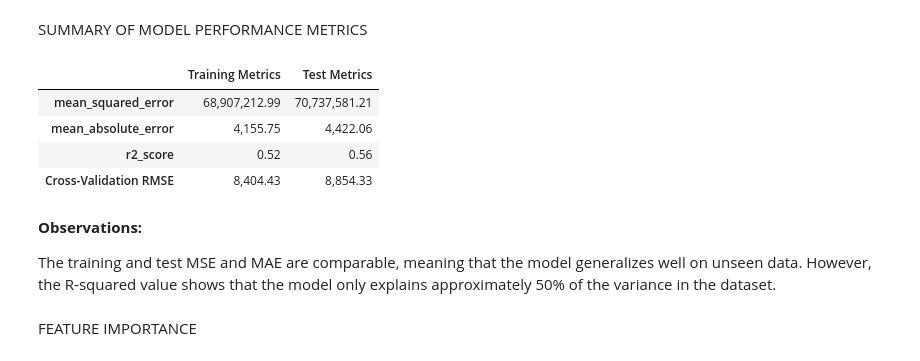
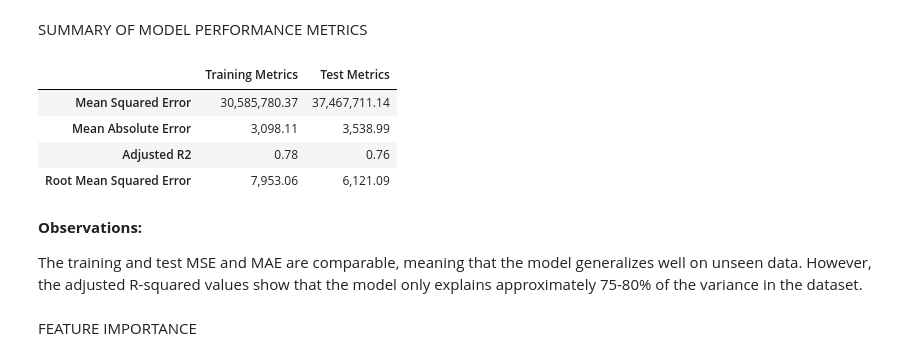
Before and after one commit to khngproj/Medical_Insurance_Data_Analysis_and_Machine_Learning_Models, a Jupyter notebook: Medical_Insurance_Data_Analysis_&_Machine_Learning_Models_Project.ipynb, the cells around one changed output. Cells and saved outputs as stored; diff of their text form; code cells hidden in the pictures.

```diff
--- a/Medical_Insurance_Data_Analysis_&_Machine_Learning_Models_Project.ipynb
+++ b/Medical_Insurance_Data_Analysis_&_Machine_Learning_Models_Project.ipynb
@@ -834,7 +834,7 @@ param_grid = {'columntransformer__transformers':
 data_splitter = ShuffleSplit(test_size = 0.2, random_state = 26)
 
 # define grid searcher
-grid_searcher = GridSearchCV(estimator = pipeline_lr, # regressor to be optimized
+grid_searcher_lr = GridSearchCV(estimator = pipeline_lr, # regressor to be optimized
                              param_grid = param_grid, # specify parameter space
                              cv = data_splitter) # specify cross-validation scheme
 # %% [markdown]
@@ -873,7 +873,7 @@ grid_searcher.best_params_
 
 Based on the results of the grid searcher, applying MinMaxScaler() to age and BMI is better.
 # %%
-best_lr_model = grid_searcher.best_estimator_
+best_lr_model = grid_searcher_lr.best_estimator_
 best_lr_model
 # %% [output]
 Pipeline(steps=[('columntransformer',
@@ -923,47 +923,47 @@ We use the following metrics to evaluate the model performance.
 4. <b>Root Mean Squared Error (RMSE)</b>: RMSE is the square root of MSE. It has the same unit as the target variable, making it easier to compare. While RMSE still penalizes large errors like MSE, it is less sensitive to outliers. We will use RMSE for the cross-validation score.
 # %% [markdown]
 SUMMARY OF MODEL PERFORMANCE METRICS
-# %%
-# metric names
-metric_names = ['mean_squared_error', 'mean_absolute_error', 'r2_score']
-
-# training metrics
-training_metrics = [metric(ytrain, ytrain_pred) for metric in [mean_squared_error, mean_absolute_error, r2_score]]
-
-# test metrics
-test_metrics = [metric(ytest, ytest_pred) for metric in [mean_squared_error, mean_absolute_error, r2_score]]
-
-# k-fold cross validation score
-k = 10 # define the number of folds
-kf = KFold(n_splits = k,
-            shuffle = True, # randomize the order of the data points
-            random_state = 26) # ensure that the shuffling is consistent across multiple runs
-train_kf_cvscore = cross_val_score(best_lr_model, Xtrain, ytrain, cv = kf, scoring = 'neg_mean_squared_error') # perform k-fold cross validation
-test_kf_cvscore = cross_val_score(best_lr_model, Xtest, ytest, cv = kf, scoring = 'neg_mean_squared_error') # perform k-fold cross validation
-train_rmse = np.sqrt(np.mean(np.absolute(train_kf_cvscore)))
-test_rmse = np.sqrt(np.mean(np.absolute(test_kf_cvscore)))
-
-# populate results dictionary
-metric_names.append('Cross-Validation RMSE')
-training_metrics.append(train_rmse)
-test_metrics.append(test_rmse)
-
-# summary
-pd.options.display.float_format = '{:,.2f}'.format
-lr_metrics_summary = pd.DataFrame({'Training Metrics': training_metrics,
-                                   'Test Metrics': test_metrics},
-                                  index = metric_names)
-lr_metrics_summary
-# %% [output]
-|  | Training Metrics | Test Metrics |
-| mean_squared_error | 68,907,212.99 | 70,737,581.21 |
-| mean_absolute_error | 4,155.75 | 4,422.06 |
-| r2_score | 0.52 | 0.56 |
-| Cross-Validation RMSE | 8,404.43 | 8,854.33 |
+# %%
+# training metrics
+train_mse = mean_squared_error(ytrain, ytrain_pred) # mean squared error
+train_mae = mean_absolute_error(ytrain, ytrain_pred) # mean absolute error
+train_r2 = r2_score(ytrain, ytrain_pred) # r2 score
+train_adj_r2 = 1 - (1 - train_r2) * (Xtrain.shape[0] - 1) / (Xtrain.shape[0] - Xtrain.shape[1] - 1) # adjusted r2
+train_cv_rmse = np.sqrt(np.mean(-(cross_val_score(best_lr_model, Xtrain, ytrain, cv = data_splitter, scoring = 'neg_mean_squared_error')))) # cross-validation root mean squared error
+
+# test metrics
+test_mse = mean_squared_error(ytest, ytest_pred) # mean squared error
+test_mae = mean_absolute_error(ytest, ytest_pred) # mean absolute error
+test_r2 = r2_score(ytest, ytest_pred) # r2 score
+test_adj_r2 = 1 - (1 - test_r2) * (Xtest.shape[0] - 1) / (Xtest.shape[0] - Xtest.shape[1] - 1) # adjusted r2
+test_rmse = np.sqrt(test_mse) # root mean squared error
+
+# populate results dictionary
+train_metrics = {'Mean Squared Error': train_mse,
+                 'Mean Absolute Error': train_mae,
+                 'Adjusted R2': train_adj_r2,
+                 'Root Mean Squared Error': train_cv_rmse}
+
+test_metrics = {'Mean Squared Error': test_mse,
+                 'Mean Absolute Error': test_mae,
+                 'Adjusted R2': test_adj_r2,
+                 'Root Mean Squared Error': test_rmse}
+
+# summary
+lr_metrics_summary = pd.DataFrame({'Training Metrics': train_metrics.values(),
+                                   'Test Metrics': test_metrics.values()},
+                                   index = train_metrics.keys())
+lr_metrics_summary
+# %% [output]
+|  | Training Metrics | Test Metrics |
+| Mean Squared Error | 30,585,780.37 | 37,467,711.14 |
+| Mean Absolute Error | 3,098.11 | 3,538.99 |
+| Adjusted R2 | 0.78 | 0.76 |
+| Root Mean Squared Error | 7,953.06 | 6,121.09 |
 # %% [markdown]
 <b>Observations:</b>
 
-The training and test MSE and MAE are comparable, meaning that the model generalizes well on unseen data. However, the R-squared value shows that the model only explains approximately 50% of the variance in the dataset.
+The training and test MSE and MAE are comparable, meaning that the model generalizes well on unseen data. However, the adjusted R-squared values show that the model only explains approximately 75-80% of the variance in the dataset.
 # %% [markdown]
 FEATURE IMPORTANCE
 # %%
```
Also changed, not shown: parts of 22 cells of this notebook.
